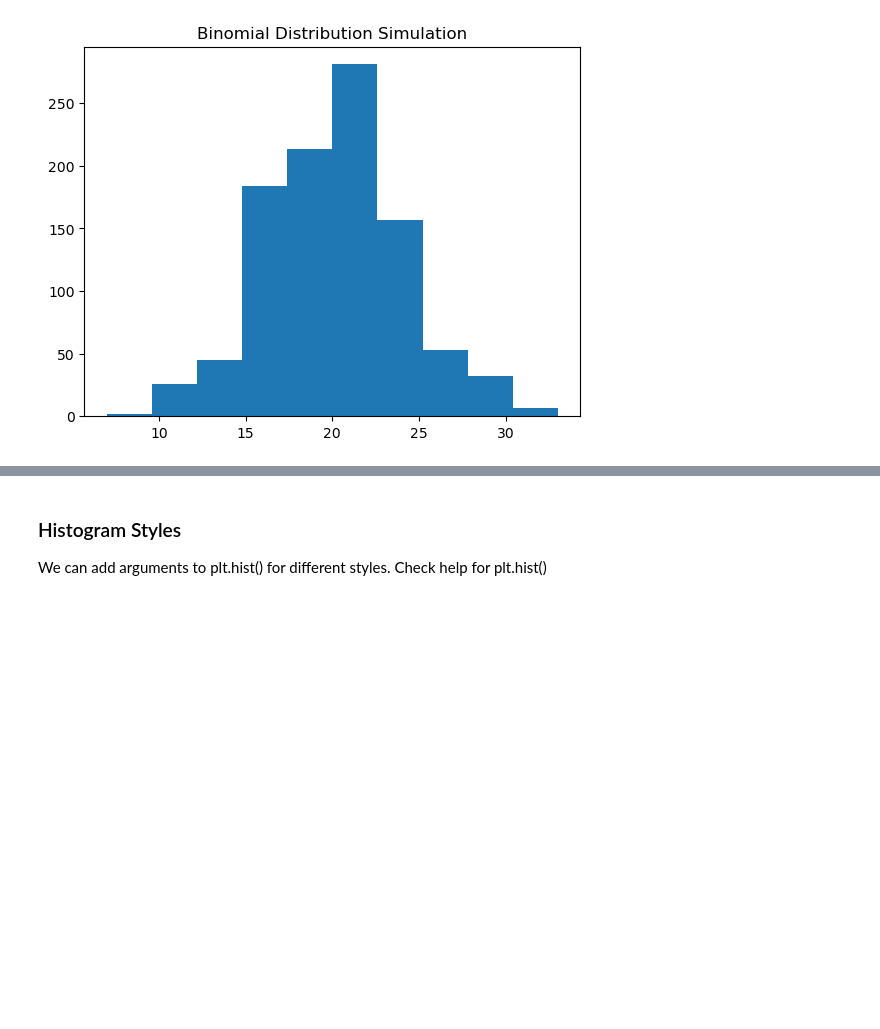
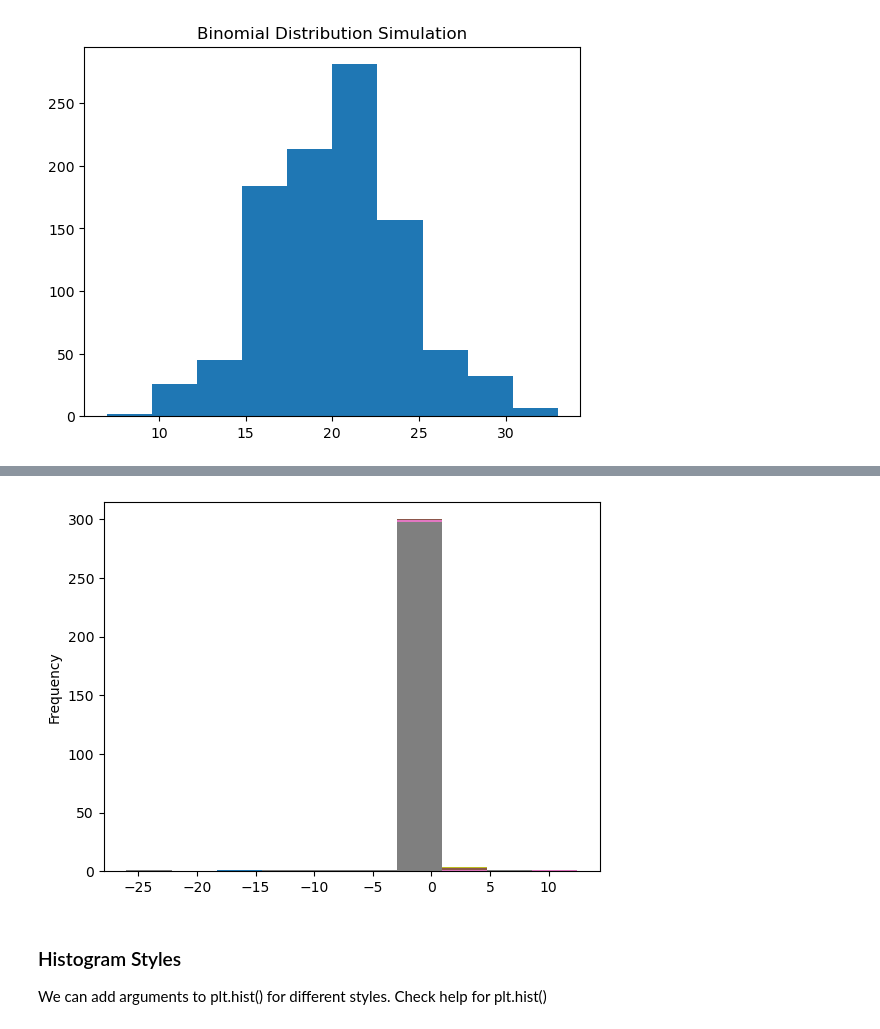
Before and after one commit to drchase55/NNU_nih_python_jrc, a Jupyter notebook: Module_2/Submodule_2_Tutorial3_VisualizingData.ipynb, the cells around one changed output, grey strips where cells are left out. Saved outputs shown, nothing was run; the diff lists cells and outputs as text; code cells hidden in the pictures; blank space fills up the shorter version.

```diff
--- a/Module_2/Submodule_2_Tutorial3_VisualizingData.ipynb
+++ b/Module_2/Submodule_2_Tutorial3_VisualizingData.ipynb
@@ -125,3 +163,12 @@ plt.hist(binom)
+# %%
+# Normalize each gene's expression levels (row-wise normalization)
+cancer_norm = cancer.div(cancer.sum(axis=1), axis=0)
+cancer_norm.plot.hist(legend=False)
+
+# Show the plot
+plt.show()
+# %% [output]
+[figure, added]
 # %% [markdown]
 ### Histogram Styles
 We can add arguments to plt.hist() for different styles.
```
Also changed, not shown: parts of 7 cells of this notebook, 17 other files.
